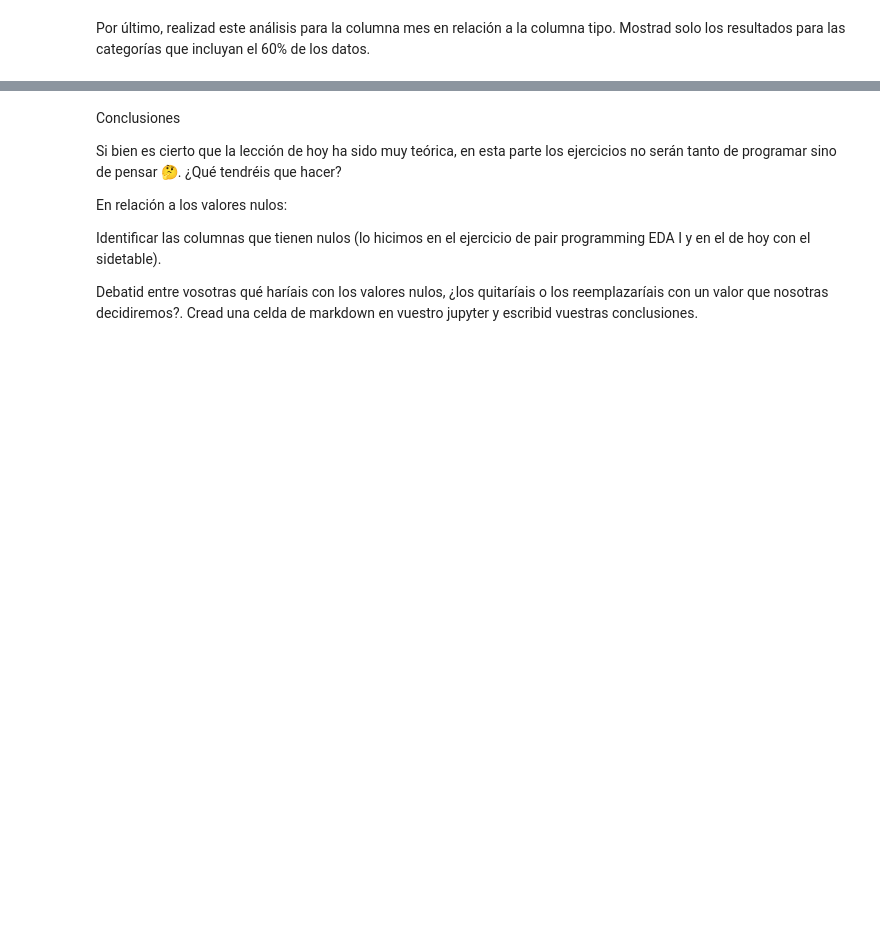
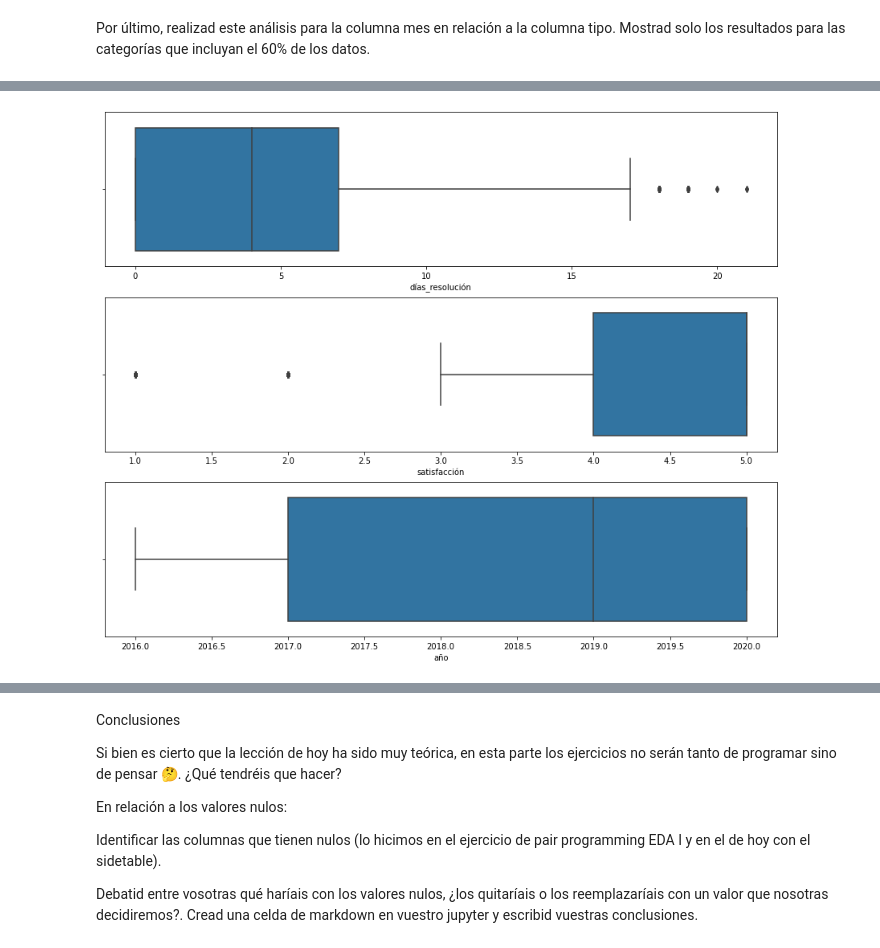
Before and after one commit to Adalab/promo_d_da_modulo2_sprint2_Cristina-Paloma, a Jupyter notebook: EDA/EDA-2.ipynb, the cells around one changed output, grey strips where cells are left out. Drawn from its saved outputs; the diff is of its cells as text; code cells hidden in the pictures; blank space fills up the shorter version.

```diff
--- a/EDA/EDA-2.ipynb
+++ b/EDA/EDA-2.ipynb
@@ -9,7 +9,7 @@ import matplotlib.pyplot as plt
 import seaborn as sns
 import sidetable
 
-plt.rcParams["figure.figsize"] = (10,8)
+plt.rcParams["figure.figsize"] = (15,12)
 # %% [markdown]
 En esta lección hemos aprendido qué son los valores nulos y los outliers o valores faltantes. Además hemos aprendido una librería super molona que nos permite hacer una exploración de nuestro dataset muy profunda.
 
@@ -50 +159,5 @@ Vamos a hacer un pequeño análisis de los outliers que podamos encontrar en nue
 📌 Nota Igual que siempre, no nos vale solo con picar el código, queremos que nos incluyais las conclusiones que extraeis.
+# %%
+numericas = df.select_dtypes(include=np.number)
+#no parece tener sentido sacar datos para id_empleado, id_agente
+numericas.drop(["id_empleado", "id_agente"], inplace=True, axis = 1)
@@ -50,0 +180,8 @@ Vamos a hacer un pequeño análisis de los outliers que podamos encontrar en nue
+# %%
+fig, axes = plt.subplots(3,1)
+
+for i in range(len(numericas.columns)):
+    sns.boxplot(x=numericas.columns[i], data = df, ax=axes[i])
+plt.show()
+# %% [output]
+[figure, added]
```
Also changed, not shown: parts of 14 cells of this notebook.
